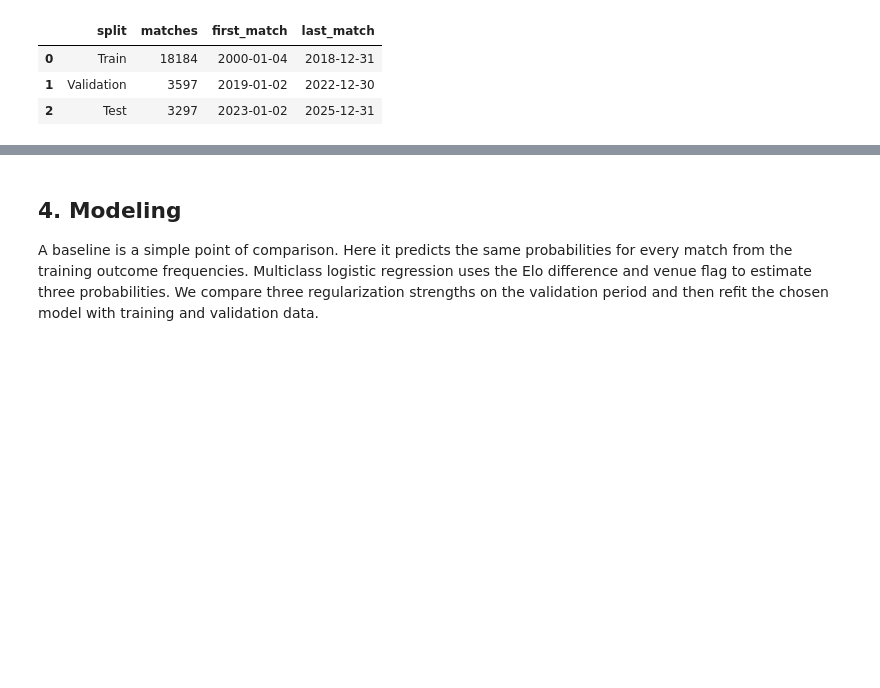
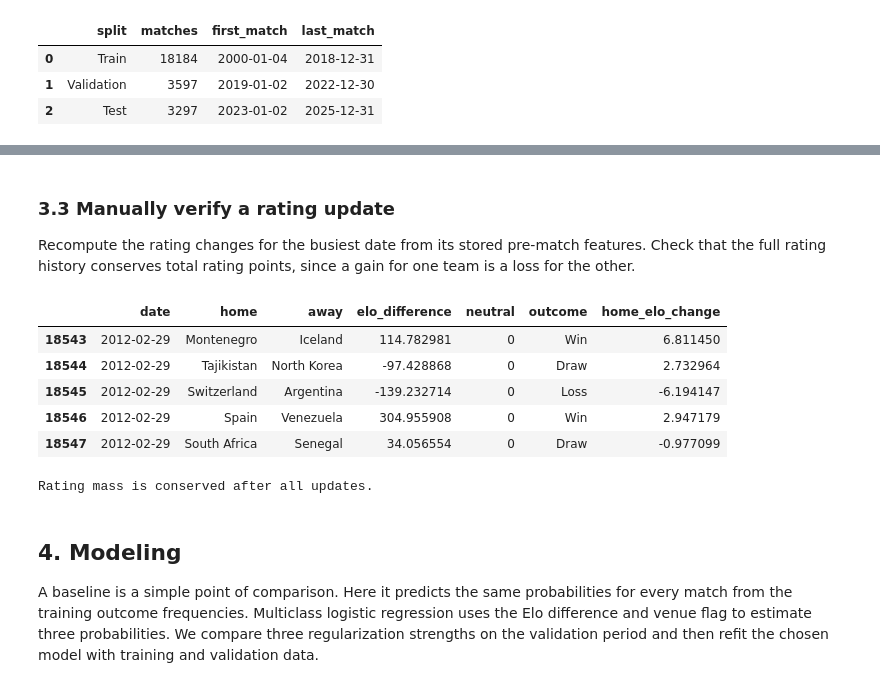
Before and after one commit to isaackimmi/cmpe255-data-mining-process, a Jupyter notebook: crisp-dm-soccer/notebook.ipynb, the cells around one changed output, grey strips where cells are left out. Drawn from its saved outputs; the diff is of its cells as text; code cells hidden in the pictures; blank space fills up the shorter version.

```diff
--- a/crisp-dm-soccer/notebook.ipynb
+++ b/crisp-dm-soccer/notebook.ipynb
@@ -179,3 +296,26 @@ display(split_coverage)
+# %% [markdown]
+### 3.3 Manually verify a rating update
+
+Recompute the rating changes for the busiest date from its stored pre-match features. Check that the full rating history conserves total rating points, since a gain for one team is a loss for the other.
+# %%
+audit_day = matches.groupby("date").size().idxmax()
+audit_matches = matches.loc[matches.date.eq(audit_day)]
+audit_features = features.loc[features.date.eq(audit_day)]
+assert len(audit_matches) == len(audit_features)
+audit_expected = 1 / (1 + 10 ** (-audit_features.elo_difference.to_numpy() / 400))
+audit_actual = audit_features.outcome.map({"Win": 1, "Draw": .5, "Loss": 0}).to_numpy()
+audit_delta = 20 * (audit_actual - audit_expected)
+display(audit_features.assign(home_elo_change=audit_delta).head(5))
+assert np.isclose(sum(ratings.values()), 1500 * len(ratings))
+print("Rating mass is conserved after all updates.")
+# %% [output]
+|  | date | home | away | elo_difference | neutral | outcome | home_elo_change |
+| 18543 | 2012-02-29 | Montenegro | Iceland | 114.782981 | 0 | Win | 6.811450 |
+| 18544 | 2012-02-29 | Tajikistan | North Korea | -97.428868 | 0 | Draw | 2.732964 |
+| 18545 | 2012-02-29 | Switzerland | Argentina | -139.232714 | 0 | Loss | -6.194147 |
+| 18546 | 2012-02-29 | Spain | Venezuela | 304.955908 | 0 | Win | 2.947179 |
+| 18547 | 2012-02-29 | South Africa | Senegal | 34.056554 | 0 | Draw | -0.977099 |
+Rating mass is conserved after all updates.
 # %% [markdown]
 ## 4. Modeling
 
```
Also changed, not shown: parts of 28 cells of this notebook, 4 other files.
